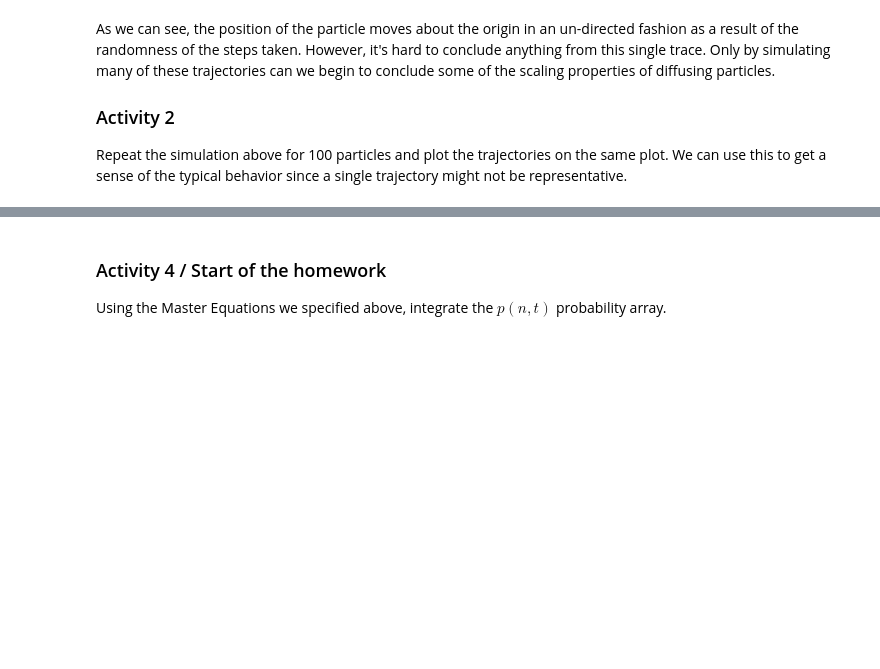
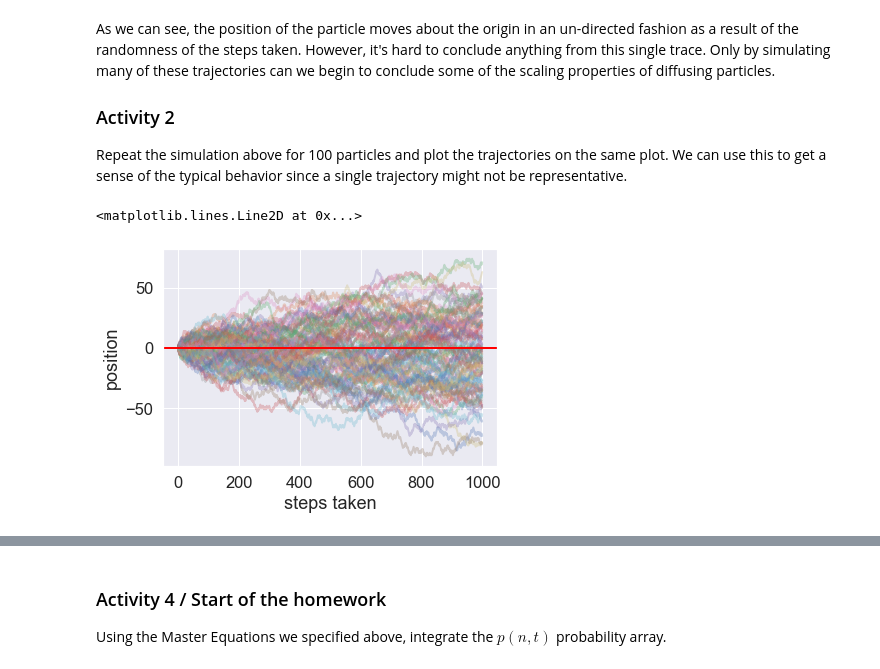
Before and after one commit to sbeeler/BIOL301_Fall2022, a Jupyter notebook: _sources/09_master_equation.ipynb, the cells around one changed output, grey strips where cells are left out. Cells and saved outputs as stored; diff of their text form; code cells hidden in the pictures; blank space fills up the shorter version.

```diff
--- a/_sources/09_master_equation.ipynb
+++ b/_sources/09_master_equation.ipynb
@@ -64,6 +70,33 @@ As we can see, the position of the particle moves about the origin in an un-dire
 ### Activity 2
 
 Repeat the simulation above for 100 particles and plot the trajectories on the same plot. We can use this to get a sense of the typical behavior since a single trajectory might not be representative.
+# %%
+for i in range(100):
+    # number of steps
+    n_steps = 1000
+
+    # array to store particle position
+    x = np.zeros(n_steps)
+
+    # simulate the particle moving moving over time
+    for n in range(n_steps-1):
+        rand = random.random()
+
+        if rand > 0.5:
+            x[n+1] = x[n] + 1
+
+        if rand < 0.5:
+            x[n+1] = x[n] - 1
+
+    # Show the trajectory
+    plt.plot(x, alpha=0.3)
+
+plt.xlabel('steps taken')
+plt.ylabel('position');
+plt.axhline(y=0, color="red")
+# %% [output]
+<matplotlib.lines.Line2D at 0x...>
+[figure, added]
 # %% [markdown]
 ## Master equation
 
```
Also changed, not shown: parts of 7 cells of this notebook, 5 other files.
